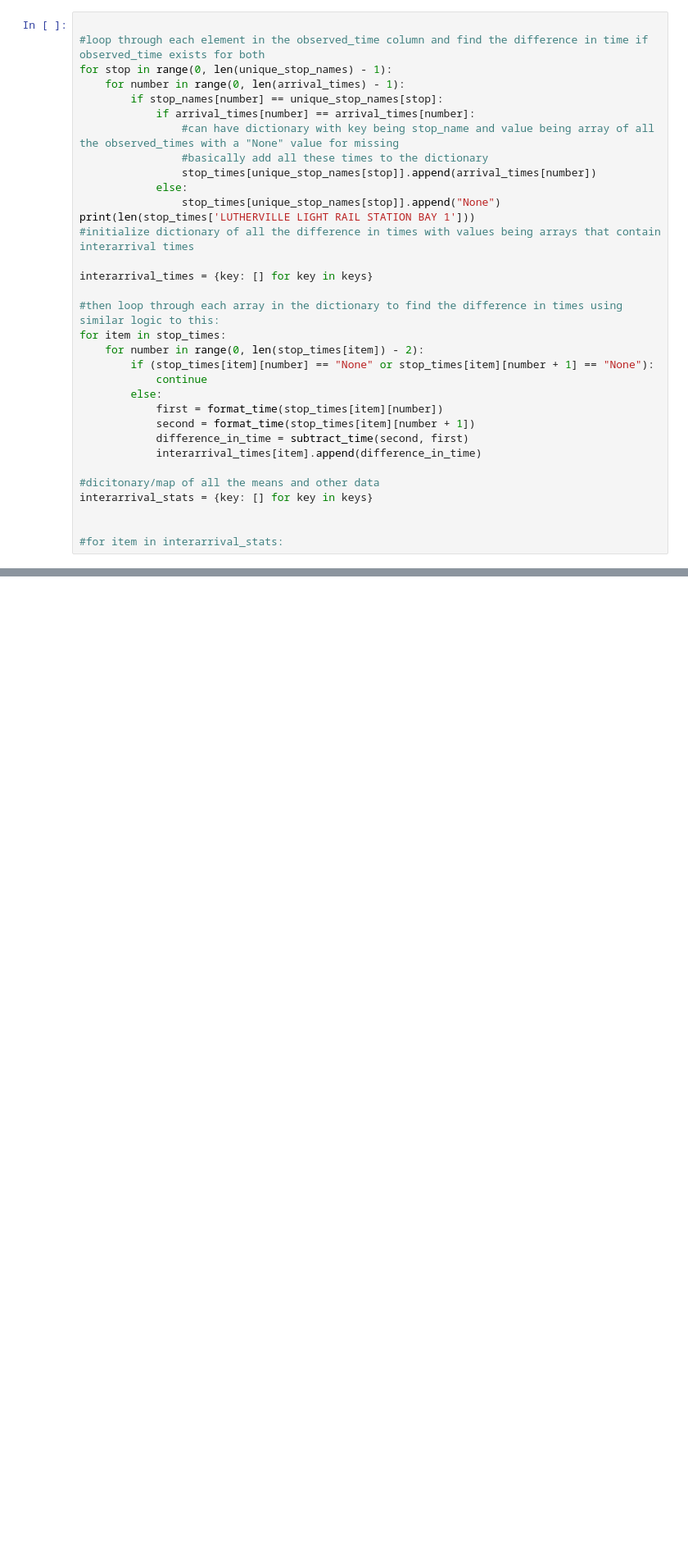
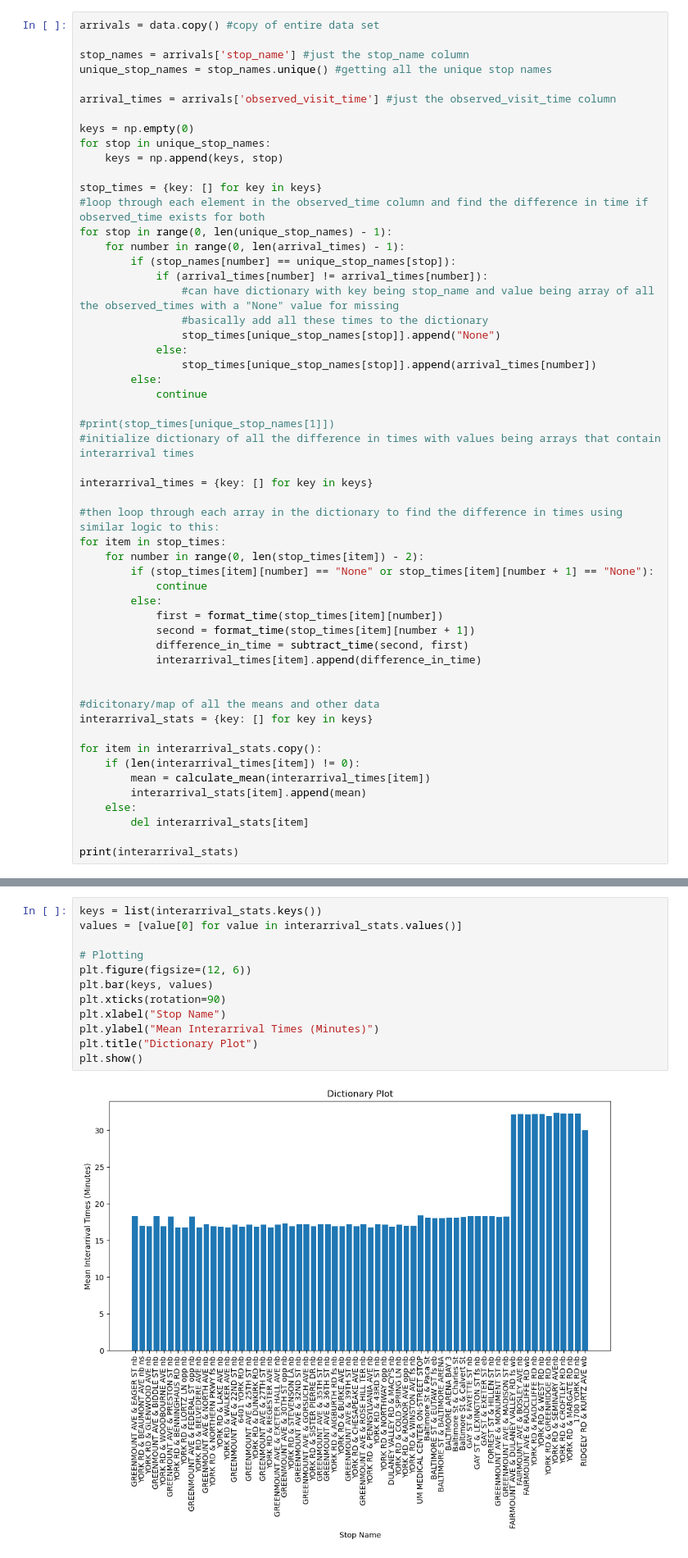
Before and after one commit to tommyli03/citylink-data-analysis, a Jupyter notebook: hello.ipynb, the cells around one changed output, grey strips where cells are left out. Shown at 82% size. Cells and saved outputs as stored; diff of their text form; blank space fills up the shorter version.

```diff
--- a/hello.ipynb
+++ b/hello.ipynb
@@ -199,16 +193,30 @@ stop_times = {key: [] for key in keys}
 # %%
+arrivals = data.copy() #copy of entire data set
 
+stop_names = arrivals['stop_name'] #just the stop_name column
+unique_stop_names = stop_names.unique() #getting all the unique stop names
+
+arrival_times = arrivals['observed_visit_time'] #just the observed_visit_time column
+
+keys = np.empty(0)
+for stop in unique_stop_names:
+    keys = np.append(keys, stop)
+
+stop_times = {key: [] for key in keys}
 #loop through each element in the observed_time column and find the difference in time if observed_time exists for both
 for stop in range(0, len(unique_stop_names) - 1):
     for number in range(0, len(arrival_times) - 1):
-        if stop_names[number] == unique_stop_names[stop]:
-            if arrival_times[number] == arrival_times[number]:
+        if (stop_names[number] == unique_stop_names[stop]):
+            if (arrival_times[number] != arrival_times[number]):
                 #can have dictionary with key being stop_name and value being array of all the observed_times with a "None" value for missing
                 #basically add all these times to the dictionary
+                stop_times[unique_stop_names[stop]].append("None")
+            else:
                 stop_times[unique_stop_names[stop]].append(arrival_times[number])
-            else:
-                stop_times[unique_stop_names[stop]].append("None")
-print(len(stop_times['LUTHERVILLE LIGHT RAIL STATION BAY 1']))
+        else:
+            continue
+
+#print(stop_times[unique_stop_names[1]])
 #initialize dictionary of all the difference in times with values being arrays that contain interarrival times
 
 interarrival_times = {key: [] for key in keys}
@@ -224,9 +232,16 @@ for item in stop_times:
             difference_in_time = subtract_time(second, first)
             interarrival_times[item].append(difference_in_time)
 
+
 #dicitonary/map of all the means and other data
 interarrival_stats = {key: [] for key in keys}
 
+for item in interarrival_stats.copy():
+    if (len(interarrival_times[item]) != 0):
+        mean = calculate_mean(interarrival_times[item])
+        interarrival_stats[item].append(mean)
+    else:
+        del interarrival_stats[item]
 
-#for item in interarrival_stats:
+print(interarrival_stats)
 # %% [output]
@@ -234,0 +249,14 @@ TypeError: 'float' object is not subscriptable
+# %%
+keys = list(interarrival_stats.keys())
+values = [value[0] for value in interarrival_stats.values()]
+
+# Plotting
+plt.figure(figsize=(12, 6))
+plt.bar(keys, values)
+plt.xticks(rotation=90)
+plt.xlabel("Stop Name")
+plt.ylabel("Mean Interarrival Times (Minutes)")
+plt.title("Dictionary Plot")
+plt.show()
+# %% [output]
+[figure, added]
```
Also changed, not shown: parts of 6 cells of this notebook.
